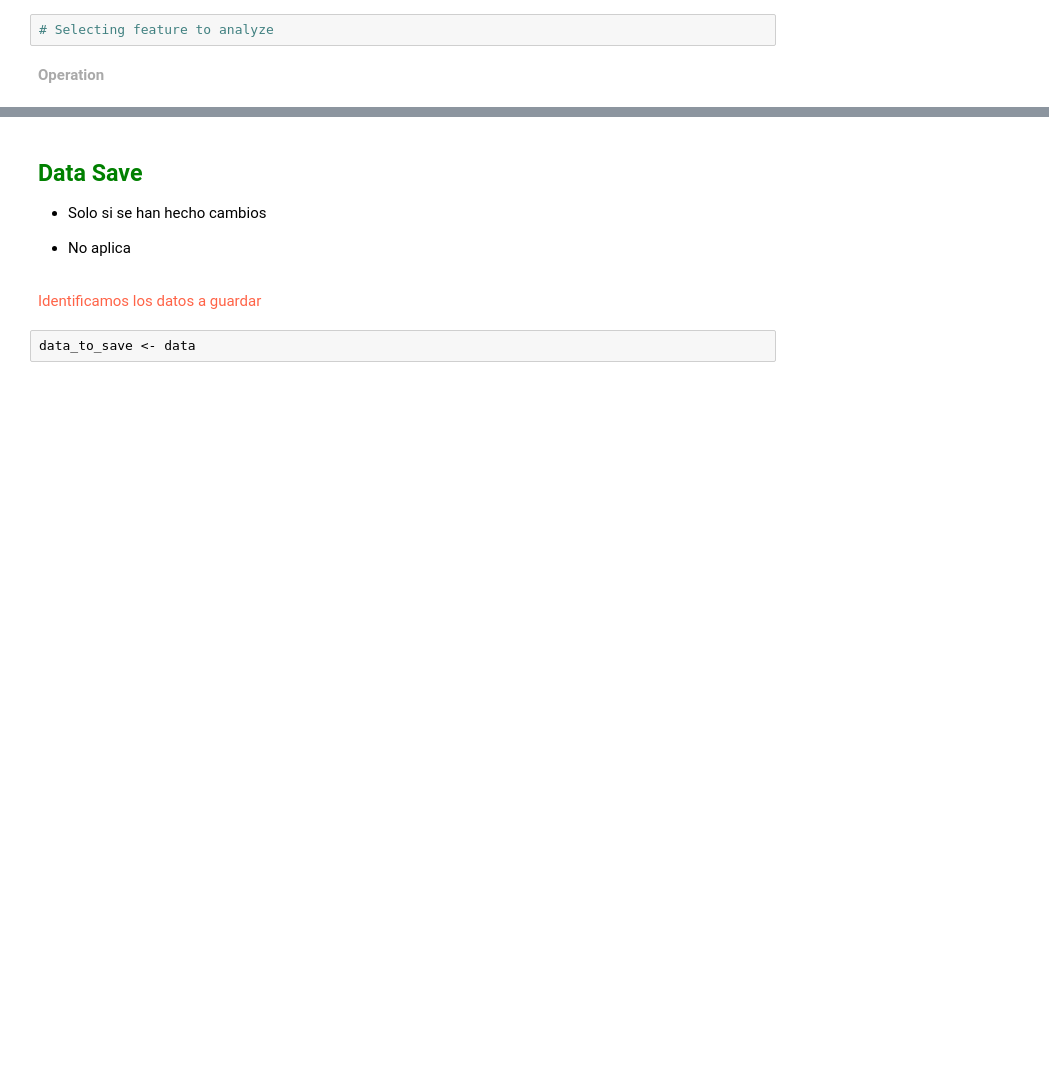
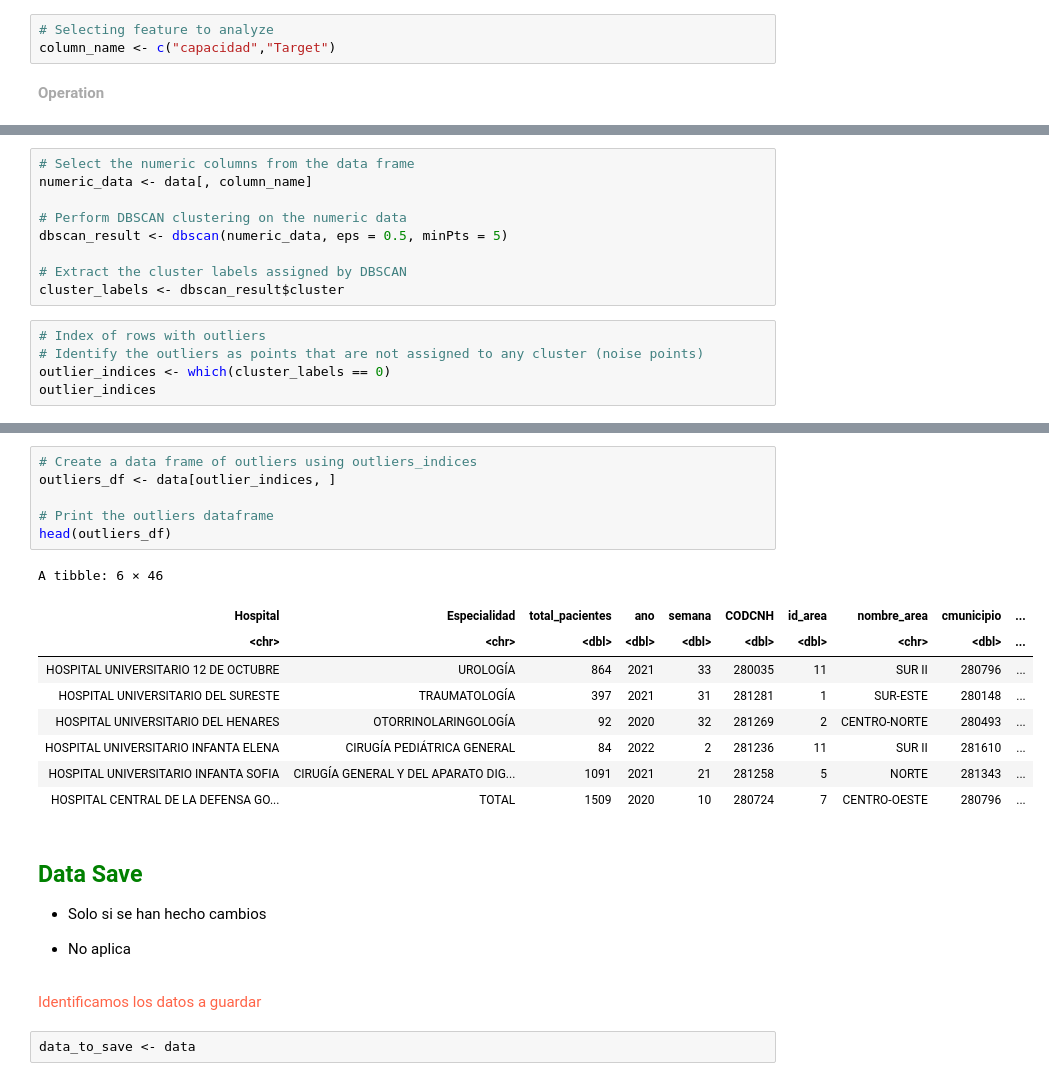
Before and after one commit to URJCDSLab/CitizenLab-Research-and-Development, a Jupyter notebook: casos_urjc/notebooks/dominios_II_y_III/25_listas_espera/09.3.- Data Cleansing-Outliers_25_01_listas_espera_v_01.ipynb, the cells around one changed output, grey strips where cells are left out. Cells and saved outputs as stored; diff of their text form; blank space fills up the shorter version.

```diff
--- a/casos_urjc/notebooks/dominios_II_y_III/25_listas_espera/09.3.- Data Cleansing-Outliers_25_01_listas_espera_v_01.ipynb
+++ b/casos_urjc/notebooks/dominios_II_y_III/25_listas_espera/09.3.- Data Cleansing-Outliers_25_01_listas_espera_v_01.ipynb
@@ -240,5 +532,6 @@ A common way to plot multivariate outliers is the scatter plot.
 <font color='tomato'>Selecting feature to analyze</font>
 # %%
 # Selecting feature to analyze
+column_name <- c("capacidad","Target")
 # %% [markdown]
 <font color='darkgrey'><b>Operation</font>
@@ -254,0 +538,14 @@ A common way to plot multivariate outliers is the scatter plot.
+# %%
+# Select the numeric columns from the data frame
+numeric_data <- data[, column_name]
+
+# Perform DBSCAN clustering on the numeric data
+dbscan_result <- dbscan(numeric_data, eps = 0.5, minPts = 5)
+
+# Extract the cluster labels assigned by DBSCAN
+cluster_labels <- dbscan_result$cluster
+# %%
+# Index of rows with outliers
+# Identify the outliers as points that are not assigned to any cluster (noise points)
+outlier_indices <- which(cluster_labels == 0)
+outlier_indices
@@ -255,3 +570,19 @@ A common way to plot multivariate outliers is the scatter plot.
+# %%
+# Create a data frame of outliers using outliers_indices
+outliers_df <- data[outlier_indices, ]
+
+# Print the outliers dataframe
+head(outliers_df)
+# %% [output]
+A tibble: 6 × 46
+| Hospital | Especialidad | total_pacientes | ano | semana | CODCNH | id_area | nombre_area | cmunicipio | ... |
+| <chr> | <chr> | <dbl> | <dbl> | <dbl> | <dbl> | <dbl> | <chr> | <dbl> | ... |
+| HOSPITAL UNIVERSITARIO 12 DE OCTUBRE | UROLOGÍA | 864 | 2021 | 33 | 280035 | 11 | SUR II | 280796 | ... |
+| HOSPITAL UNIVERSITARIO DEL SURESTE | TRAUMATOLOGÍA | 397 | 2021 | 31 | 281281 | 1 | SUR-ESTE | 280148 | ... |
+| HOSPITAL UNIVERSITARIO DEL HENARES | OTORRINOLARINGOLOGÍA | 92 | 2020 | 32 | 281269 | 2 | CENTRO-NORTE | 280493 | ... |
+| HOSPITAL UNIVERSITARIO INFANTA ELENA | CIRUGÍA PEDIÁTRICA GENERAL | 84 | 2022 | 2 | 281236 | 11 | SUR II | 281610 | ... |
+| HOSPITAL UNIVERSITARIO INFANTA SOFIA | CIRUGÍA GENERAL Y DEL APARATO DIG... | 1091 | 2021 | 21 | 281258 | 5 | NORTE | 281343 | ... |
+| HOSPITAL CENTRAL DE LA DEFENSA GO... | TOTAL | 1509 | 2020 | 10 | 280724 | 7 | CENTRO-OESTE | 280796 | ... |
 # %% [markdown]
 ## <font color='green'>Data Save</font>
 
```
Also changed, not shown: parts of 59 cells of this notebook, 3 other files.
